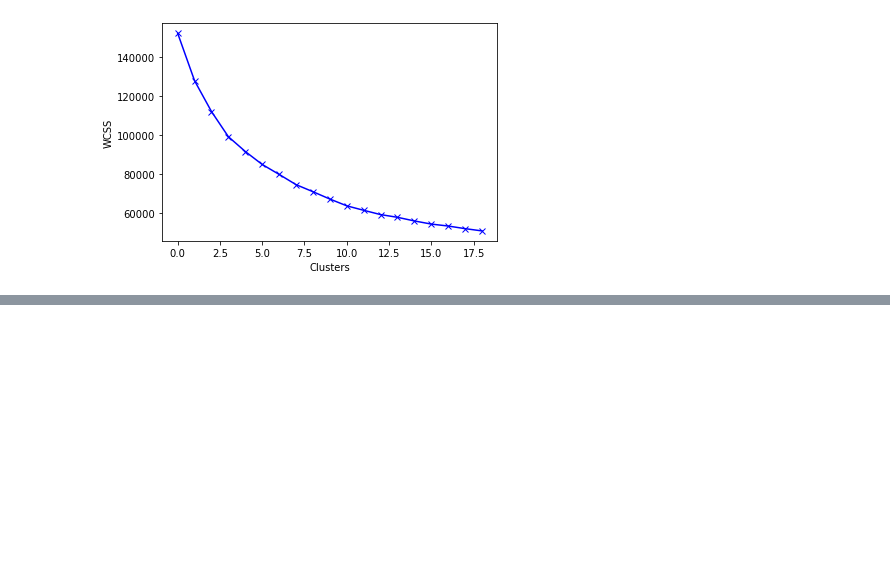
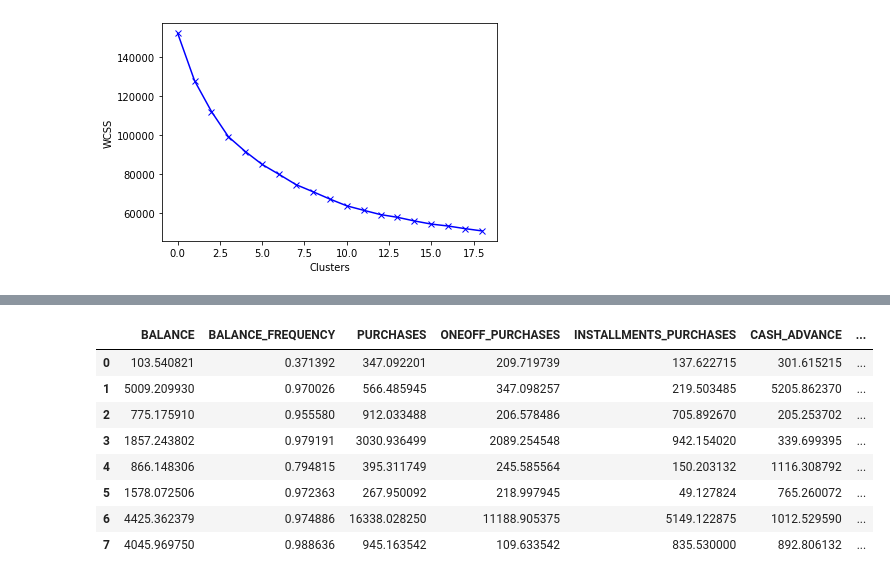
Before and after one commit to Paulo-Rodrigues/data_analysis_projects, a Jupyter notebook: mkt/Untitled.ipynb, the cells around one changed output, grey strips where cells are left out. Saved outputs shown, nothing was run; the diff lists cells and outputs as text; code cells hidden in the pictures; blank space fills up the shorter version.

```diff
--- a/mkt/Untitled.ipynb
+++ b/mkt/Untitled.ipynb
@@ -213,0 +261,14 @@ Text(0, 0.5, 'WCSS')
+# %%
+cluster_centers = scaler.inverse_transform(cluster_centers)
+cluster_centers = pd.DataFrame(data=cluster_centers, columns=[df.columns])
+cluster_centers
+# %% [output]
+|  | BALANCE | BALANCE_FREQUENCY | PURCHASES | ONEOFF_PURCHASES | INSTALLMENTS_PURCHASES | CASH_ADVANCE | ... |
+| 0 | 103.540821 | 0.371392 | 347.092201 | 209.719739 | 137.622715 | 301.615215 | ... |
+| 1 | 5009.209930 | 0.970026 | 566.485945 | 347.098257 | 219.503485 | 5205.862370 | ... |
+| 2 | 775.175910 | 0.955580 | 912.033488 | 206.578486 | 705.892670 | 205.253702 | ... |
+| 3 | 1857.243802 | 0.979191 | 3030.936499 | 2089.254548 | 942.154020 | 339.699395 | ... |
+| 4 | 866.148306 | 0.794815 | 395.311749 | 245.585564 | 150.203132 | 1116.308792 | ... |
+| 5 | 1578.072506 | 0.972363 | 267.950092 | 218.997945 | 49.127824 | 765.260072 | ... |
+| 6 | 4425.362379 | 0.974886 | 16338.028250 | 11188.905375 | 5149.122875 | 1012.529590 | ... |
+| 7 | 4045.969750 | 0.988636 | 945.163542 | 109.633542 | 835.530000 | 892.806132 | ... |
```
Also changed, not shown: parts of 6 cells of this notebook.
